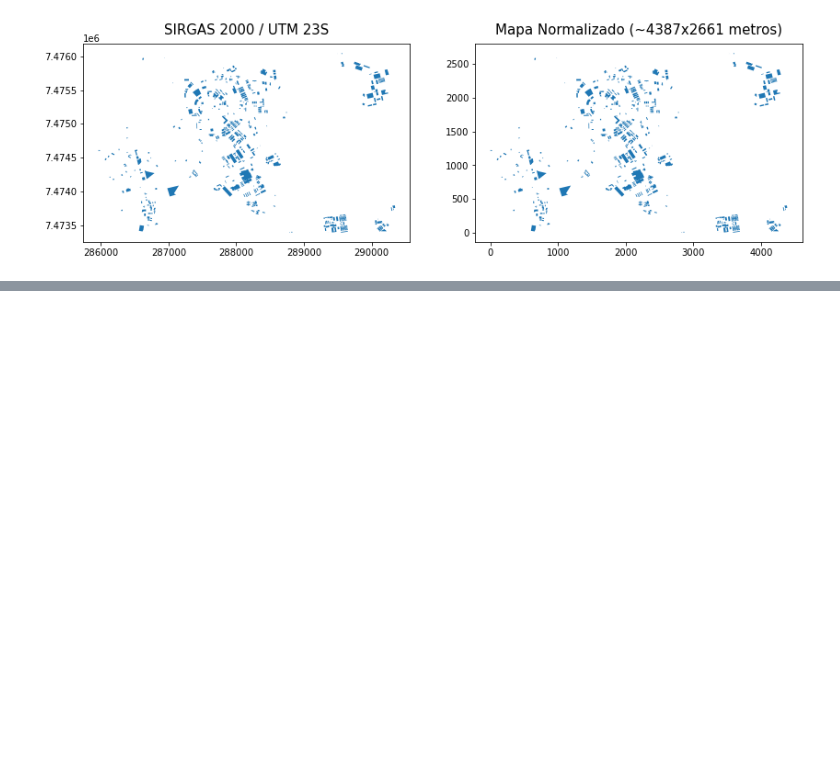
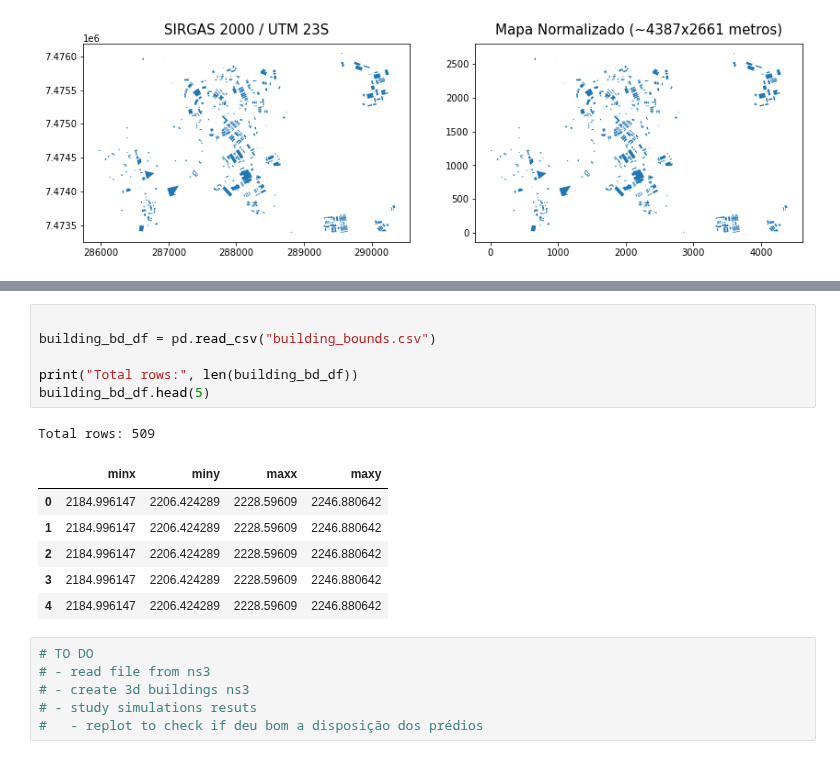
Before and after one commit to wasp-lahis/ns3-bmap, a Jupyter notebook: Unicamp-Buildings-to-NS3.ipynb, the cells around one changed output, grey strips where cells are left out. Cells and saved outputs as stored; diff of their text form; blank space fills up the shorter version.

Commit message:
create a csv with normalized buildings bounds from unicamo map

```diff
--- a/Unicamp-Buildings-to-NS3.ipynb
+++ b/Unicamp-Buildings-to-NS3.ipynb
@@ -386,0 +422,20 @@ mapa_normalizado.iloc[0]['geometry']
+# %%
+
+building_bd_df = pd.read_csv("building_bounds.csv")
+
+print("Total rows:", len(building_bd_df))
+building_bd_df.head(5)
+# %% [output]
+Total rows: 509
+|  | minx | miny | maxx | maxy |
+| 0 | 2184.996147 | 2206.424289 | 2228.59609 | 2246.880642 |
+| 1 | 2184.996147 | 2206.424289 | 2228.59609 | 2246.880642 |
+| 2 | 2184.996147 | 2206.424289 | 2228.59609 | 2246.880642 |
+| 3 | 2184.996147 | 2206.424289 | 2228.59609 | 2246.880642 |
+| 4 | 2184.996147 | 2206.424289 | 2228.59609 | 2246.880642 |
+# %%
+# TO DO
+# - read file from ns3
+# - create 3d buildings ns3
+# - study simulations resuts
+#   - replot to check if deu bom a disposição dos prédios
```
Also changed, not shown: parts of 8 cells of this notebook, 1 other file.
